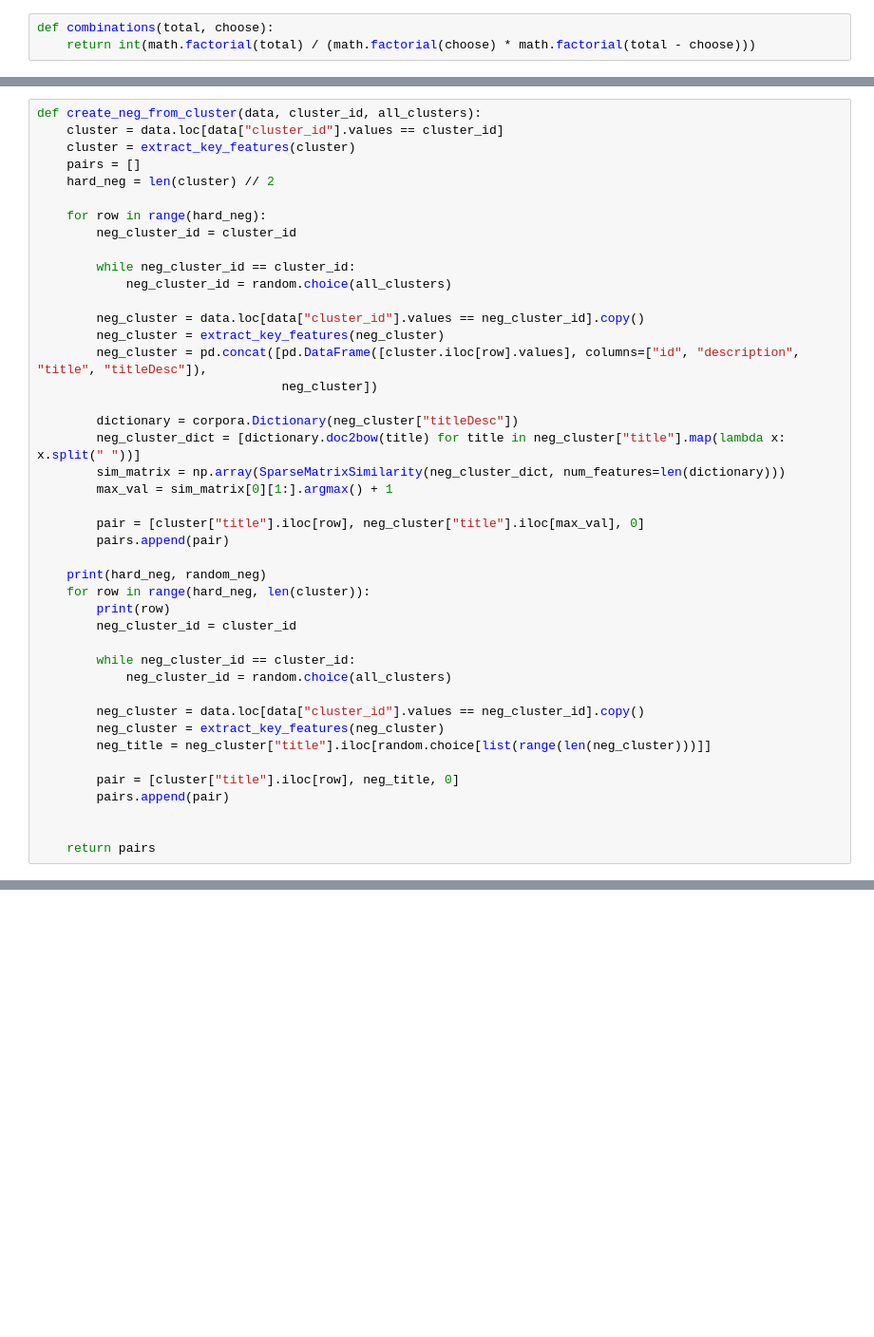
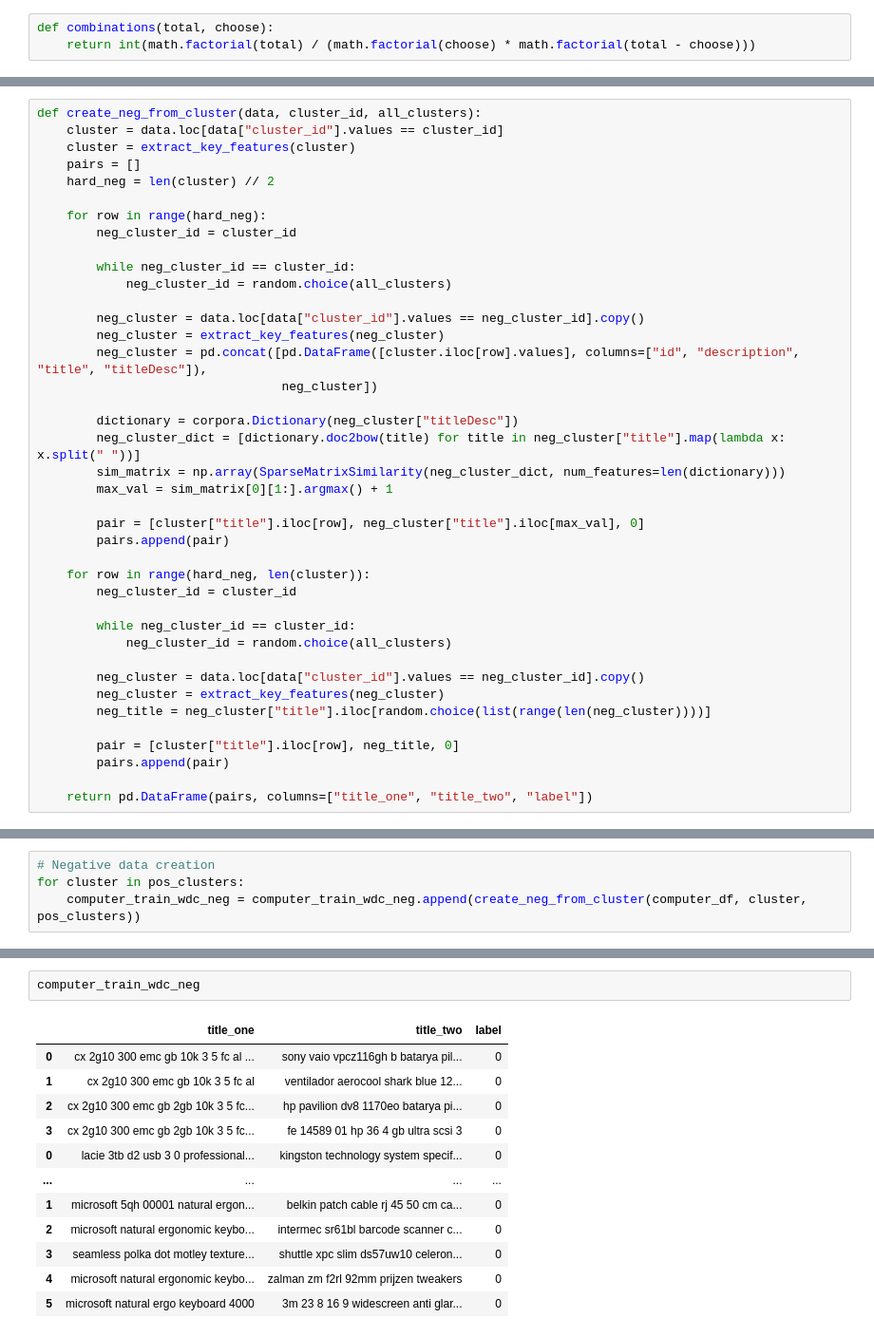
Before and after one commit to Mascerade/supervised-product-matching, a Jupyter notebook: WDCDataCreation.ipynb, the cells around one changed output, grey strips where cells are left out. Shown at 95% size. Drawn from its saved outputs; the diff is of its cells as text; blank space fills up the shorter version.

```diff
--- a/WDCDataCreation.ipynb
+++ b/WDCDataCreation.ipynb
@@ -187,9 +181,7 @@ def create_neg_from_cluster(data, cluster_id, all_clusters):
         pair = [cluster["title"].iloc[row], neg_cluster["title"].iloc[max_val], 0]
         pairs.append(pair)
 
-    print(hard_neg, random_neg)
     for row in range(hard_neg, len(cluster)):
-        print(row)
         neg_cluster_id = cluster_id
 
         while neg_cluster_id == cluster_id:
@@ -197,10 +189,9 @@ def create_neg_from_cluster(data, cluster_id, all_clusters):
 
         neg_cluster = data.loc[data["cluster_id"].values == neg_cluster_id].copy()
         neg_cluster = extract_key_features(neg_cluster)
-        neg_title = neg_cluster["title"].iloc[random.choice[list(range(len(neg_cluster)))]]
+        neg_title = neg_cluster["title"].iloc[random.choice(list(range(len(neg_cluster))))]
 
         pair = [cluster["title"].iloc[row], neg_title, 0]
         pairs.append(pair)
 
-
-    return pairs
+    return pd.DataFrame(pairs, columns=["title_one", "title_two", "label"])
@@ -231,0 +225,4 @@ create_pos_from_cluster(computer_df, 131074)
+# %%
+# Negative data creation
+for cluster in pos_clusters:
+    computer_train_wdc_neg = computer_train_wdc_neg.append(create_neg_from_cluster(computer_df, cluster, pos_clusters))
@@ -231,0 +245,15 @@ create_pos_from_cluster(computer_df, 131074)
+# %%
+computer_train_wdc_neg
+# %% [output]
+|  | title_one | title_two | label |
+| 0 | cx 2g10 300 emc gb 10k 3 5 fc al ... | sony vaio vpcz116gh b batarya pil... | 0 |
+| 1 | cx 2g10 300 emc gb 10k 3 5 fc al | ventilador aerocool shark blue 12... | 0 |
+| 2 | cx 2g10 300 emc gb 2gb 10k 3 5 fc... | hp pavilion dv8 1170eo batarya pi... | 0 |
+| 3 | cx 2g10 300 emc gb 2gb 10k 3 5 fc... | fe 14589 01 hp 36 4 gb ultra scsi 3 | 0 |
+| 0 | lacie 3tb d2 usb 3 0 professional... | kingston technology system specif... | 0 |
+| ... | ... | ... | ... |
+| 1 | microsoft 5qh 00001 natural ergon... | belkin patch cable rj 45 50 cm ca... | 0 |
+| 2 | microsoft natural ergonomic keybo... | intermec sr61bl barcode scanner c... | 0 |
+| 3 | seamless polka dot motley texture... | shuttle xpc slim ds57uw10 celeron... | 0 |
+| 4 | microsoft natural ergonomic keybo... | zalman zm f2rl 92mm prijzen tweakers | 0 |
+| 5 | microsoft natural ergo keyboard 4000 | 3m 23 8 16 9 widescreen anti glar... | 0 |
```
Also changed, not shown: parts of 22 cells of this notebook.
